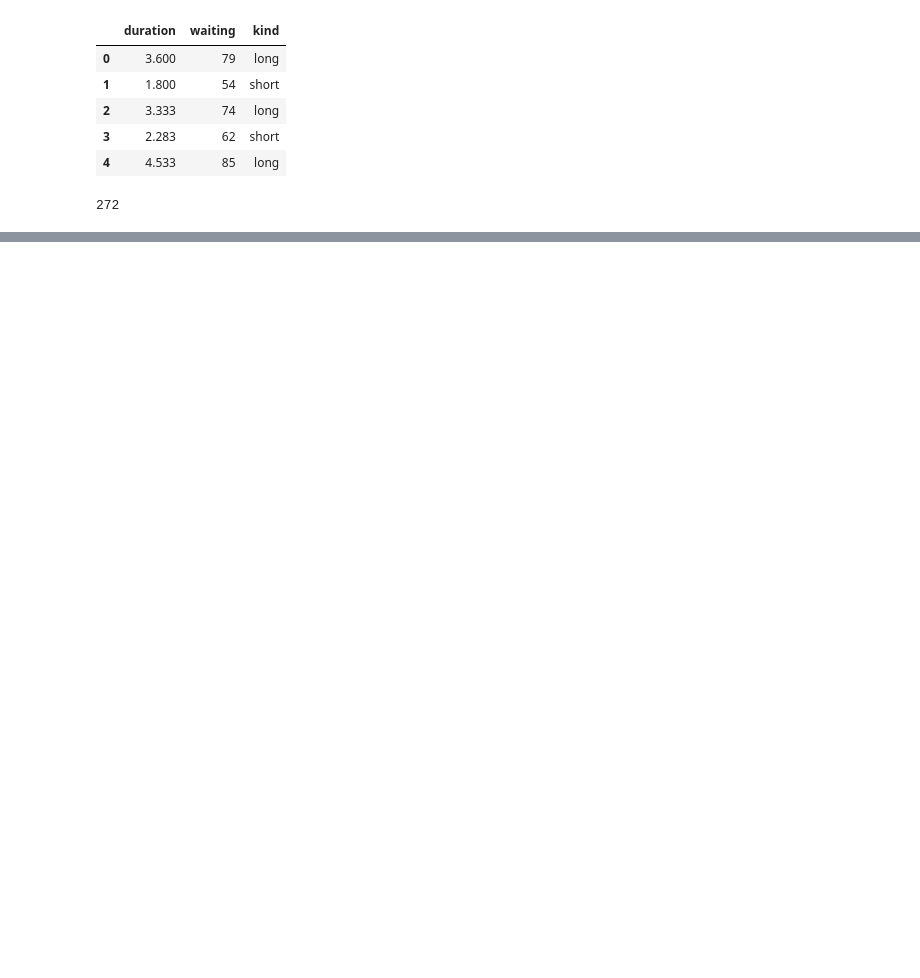
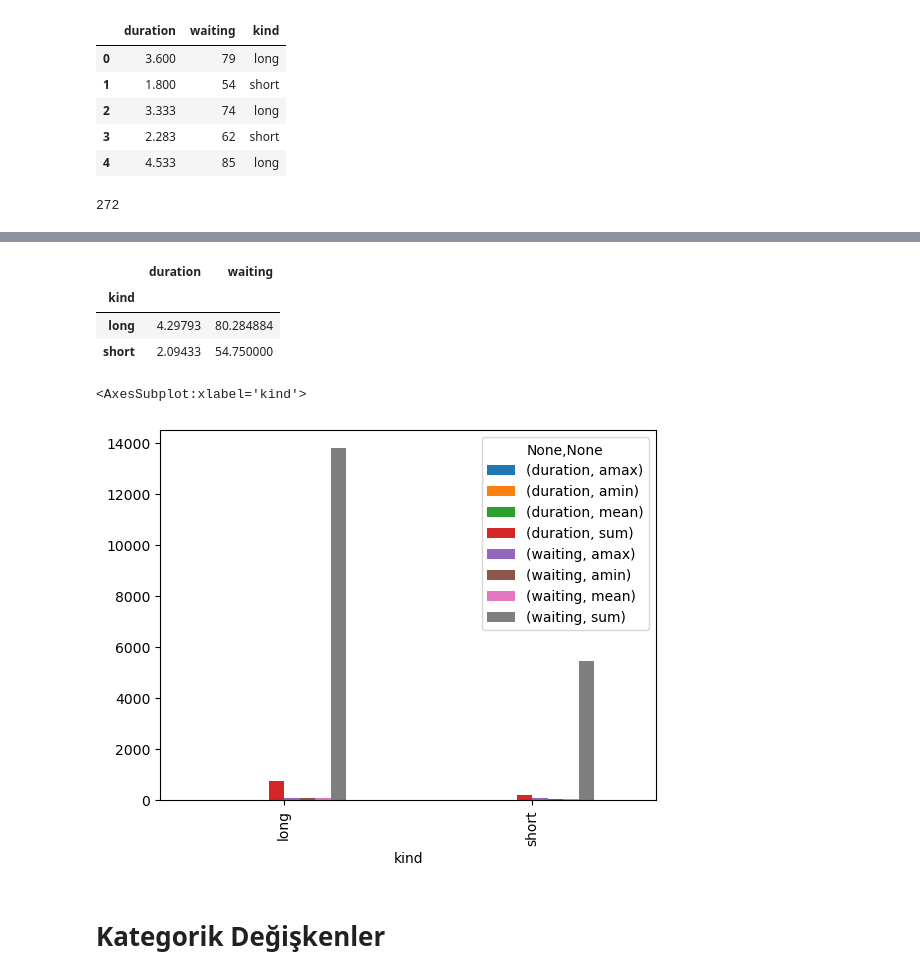
Before and after one commit to osmanpampal28/seaborn_library, a Jupyter notebook: geyser.ipynb, the cells around one changed output, grey strips where cells are left out. Drawn from its saved outputs; the diff is of its cells as text; code cells hidden in the pictures; blank space fills up the shorter version.

```diff
--- a/geyser.ipynb
+++ b/geyser.ipynb
@@ -20,0 +73,7 @@ df.shape[0]
+# %%
+agglist = [np.min, np.max, np.mean, np.sum]
+table = pd.pivot_table(data = df, index = ["kind"], aggfunc={
+    "duration":agglist,
+    "waiting":agglist
+})
+table
@@ -20,0 +86,15 @@ df.shape[0]
+# %%
+table_mean = pd.pivot_table(data = df, index = ["kind"], values = ["duration", "waiting"], aggfunc=np.mean)
+table_mean
+# %% [output]
+|  | duration | waiting |
+| kind |  |  |
+| long | 4.29793 | 80.284884 |
+| short | 2.09433 | 54.750000 |
+# %%
+table.plot(kind = "bar")
+# %% [output]
+<AxesSubplot:xlabel='kind'>
+[figure, added]
+# %% [markdown]
+# Kategorik Değişkenler
```
Also changed, not shown: parts of 26 cells of this notebook.
